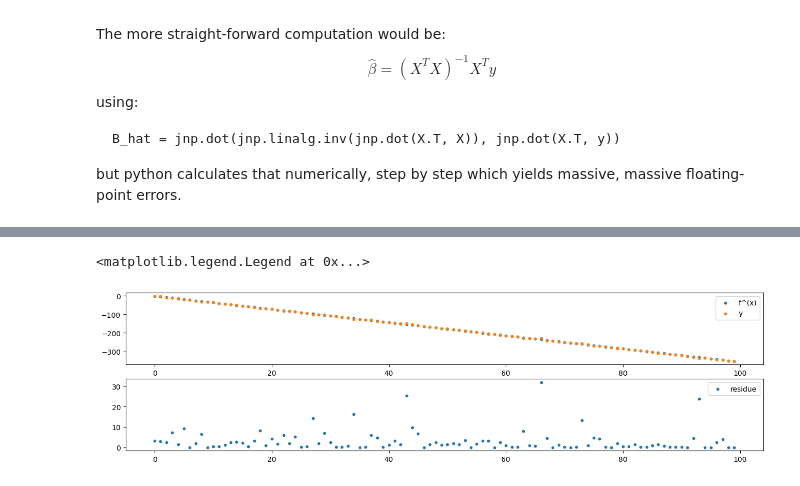
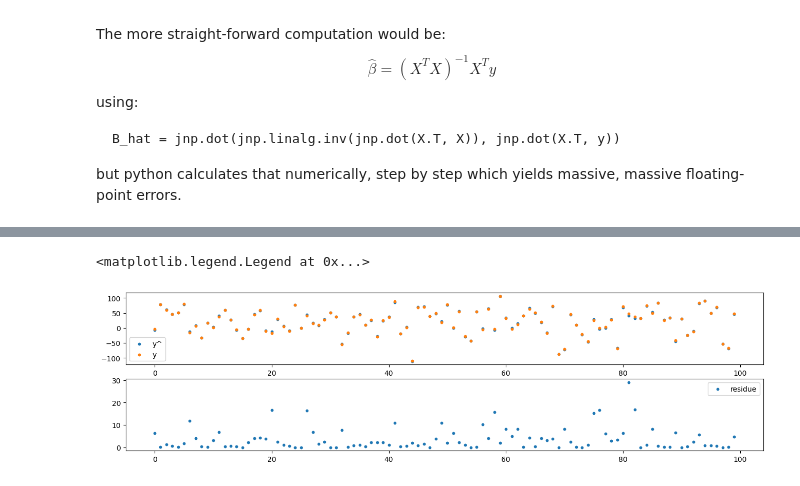
Before and after one commit to zostaw/learning-simple-regression, a Jupyter notebook: simple_regression.ipynb, the cells around one changed output, grey strips where cells are left out. Drawn from its saved outputs; the diff is of its cells as text; code cells hidden in the pictures.

```diff
--- a/simple_regression.ipynb
+++ b/simple_regression.ipynb
@@ -29,13 +29,11 @@ N = 100
 p = 6
 # %%
 arange = jnp.arange(0, N)
-slopes = random.normal(key1, p)
-biases = random.normal(key2, p)
-B_real = random.normal(key3, p)
-X = jnp.broadcast_to(biases, (N, p)) + jnp.broadcast_to(slopes, (N, p))*arange.reshape(N, 1)
+B_real = random.normal(key1, p)
+X = random.uniform(key2, (N, p), minval=0, maxval=100)
 y_ideal = jnp.inner(X, B_real)
 # y real
-y = y_ideal + 2*random.normal(key4, N)
+y = y_ideal + 2*random.normal(key3, N)
 fig,ax = plt.subplots(2, 2, figsize=(16,4))
 for k in range(p):
     ax[0, 0].scatter(jnp.arange(N), X[:, k], s=10, label=f'X_{k}')
@@ -149,17 +148,20 @@ Array([-1.4360591 ,  2.3503544 ,  3.1998675 ,  2.5690906 ,  0.43017566,
 # %%
-f_hat = B0 + jnp.dot(X, B_hat)
+def f_hat(X):
+    return B0 + jnp.dot(X, B_hat)
+# %%
+y_hat = f_hat(X)
 # %%
-residue_hat = (y - f_hat)**2
+residue_hat = (y - y_hat)**2
 # %%
 fig,ax = plt.subplots(2, 1, figsize=(16,4))
-ax[0].scatter(jnp.arange(N), f_hat[:], s=10, label='f^(x)')
+ax[0].scatter(jnp.arange(N), y_hat[:], s=10, label='y^')
 ax[0].scatter(jnp.arange(N), y[:], s=10, label='y')
 ax[1].scatter(jnp.arange(N), residue_hat[:], s=10, label='residue')
 ax[0].legend()
 ax[1].legend()
 # %% [output]
 <matplotlib.legend.Legend at 0x...>
-[figure, old version]
+[figure, new version]
 # %%
 RSS_hat = jnp.sum(residue_hat)
 RSS_hat
```
Also changed, not shown: parts of 13 cells of this notebook.
